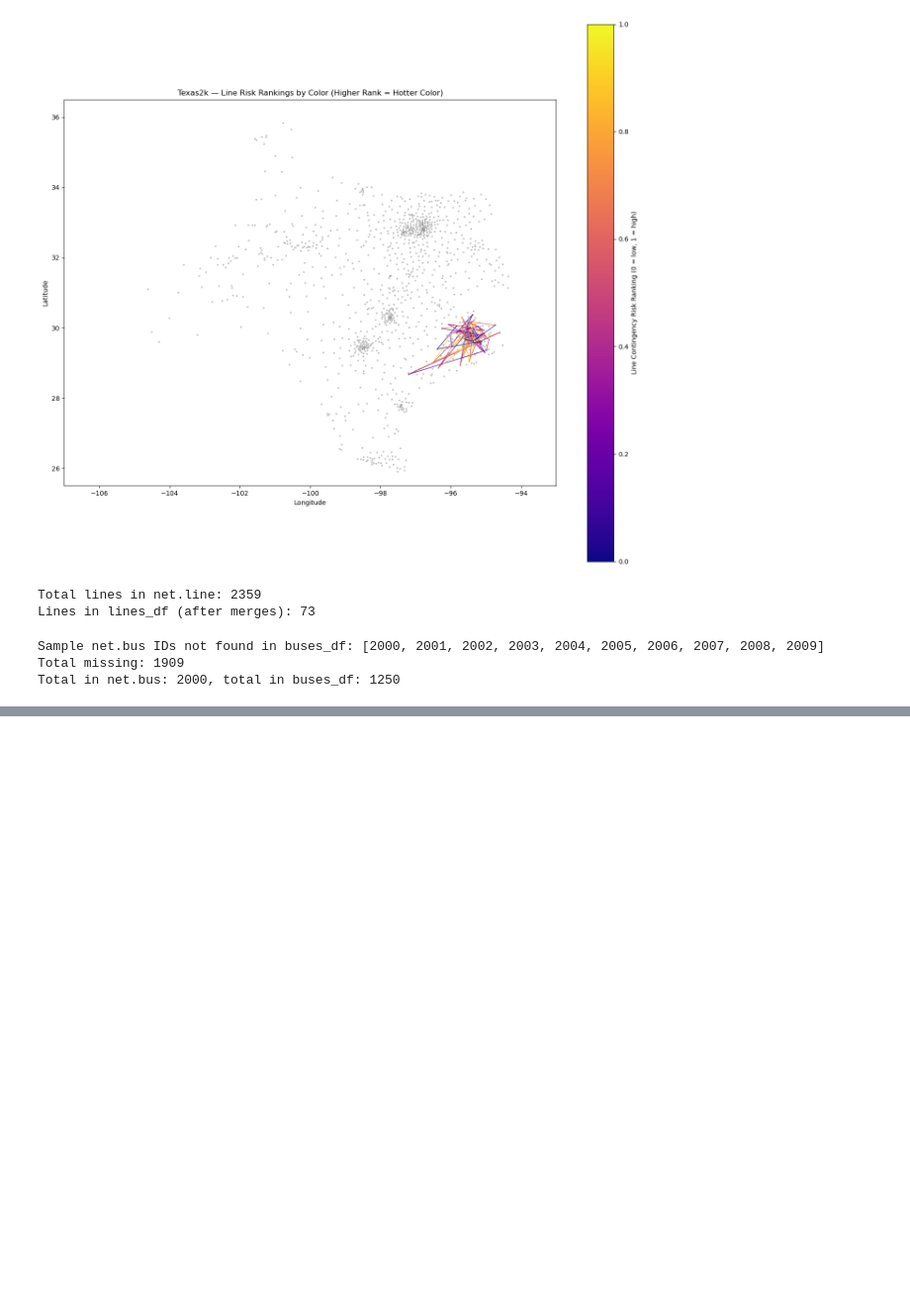
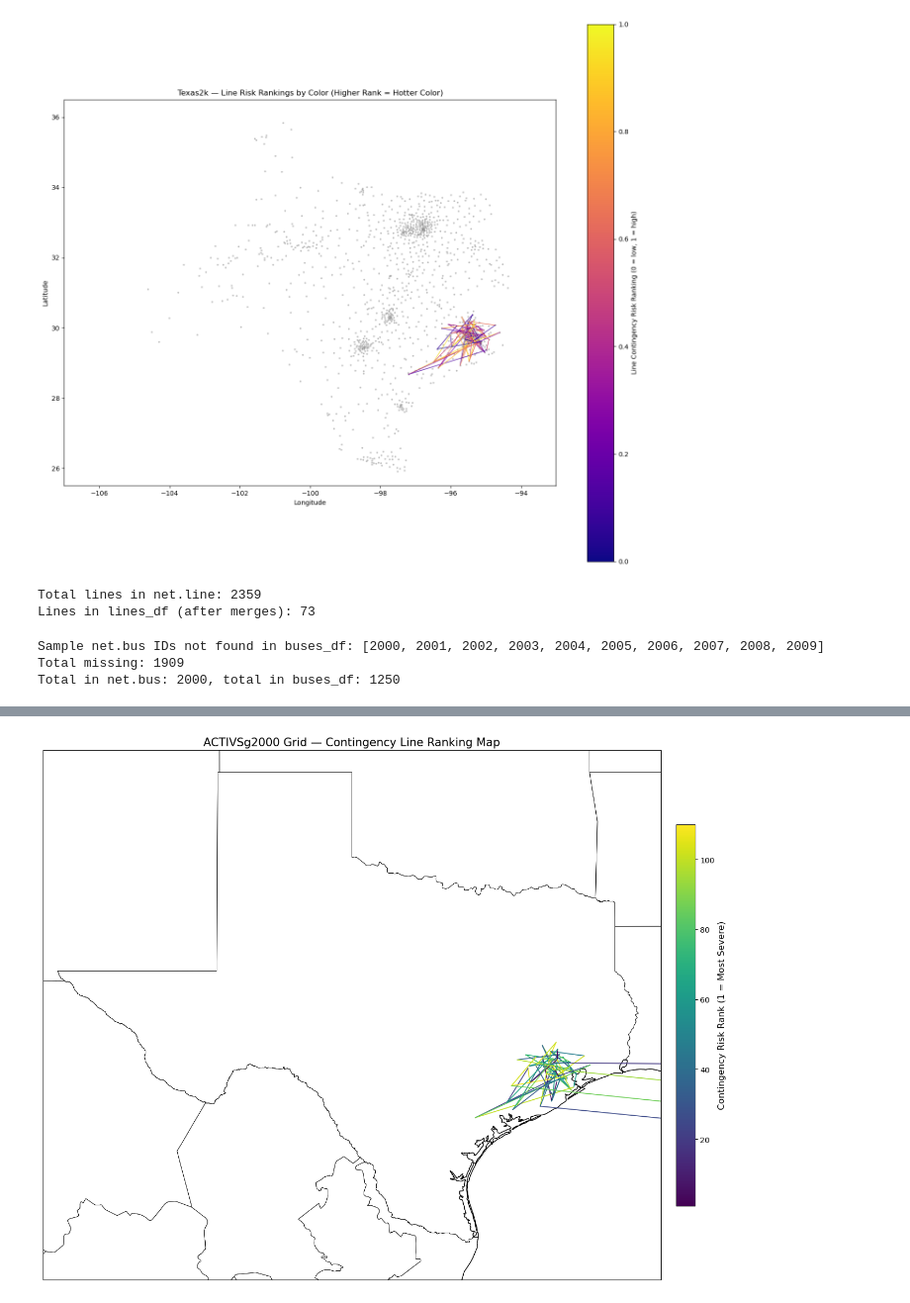
Before and after one commit to ckwon06/2025-ANL-Summer-Internship-Materials, a Jupyter notebook: working_contingency_plot.ipynb, the cells around one changed output, grey strips where cells are left out. Shown at 99% size. Drawn from its saved outputs; the diff is of its cells as text; code cells hidden in the pictures; blank space fills up the shorter version.

Commit message:
Add working contingency plot

```diff
--- a/working_contingency_plot.ipynb
+++ b/working_contingency_plot.ipynb
@@ -844,0 +916,88 @@ Total in net.bus: 2000, total in buses_df: 1250
+# %%
+# === Imports ===
+import pandas as pd
+import matplotlib.pyplot as plt
+import matplotlib.cm as cm
+import matplotlib.colors as colors
+import re
+import cartopy.crs as ccrs
+import cartopy.feature as cfeature
+from pandapower.converter import from_mpc
+
+# === Load the pandapower network from cleaned .m file ===
+net = from_mpc("modified_ACTIVSg2000.m", f_hz=60)
+
+# === Load contingency risk scores ===
+df_risk = pd.read_csv("ACTIVSg2000_risk_scores.csv")
+
+# === Parse AUX file for substation coordinates ===
+with open("ACTIVSg2000.aux", "r") as f:
+    aux_text = f.read()
+
+pattern = r'\s+(\d+)\s+"([^"]+)"\s+"([^"]+)"\s+([-\d\.]+)\s+([-\d\.]+)'
+matches = re.findall(pattern, aux_text)
+
+substation_df = pd.DataFrame(matches, columns=["SubNum", "SubName", "SubID", "Latitude", "Longitude"])
+substation_df["SubNum"] = substation_df["SubNum"].astype(int)
+substation_df["Latitude"] = substation_df["Latitude"].astype(float)
+substation_df["Longitude"] = substation_df["Longitude"].astype(float)
+
+# ✅ Ensure SubNum is unique for mapping
+bus_coords = substation_df.drop_duplicates("SubNum").set_index("SubNum")[["Latitude", "Longitude"]]
+
+# === Merge line data and map coordinates ===
+lines_df = net.line.copy()
+lines_df["line_index"] = lines_df.index
+lines_df = lines_df.merge(df_risk[["line", "normalized_risk"]], left_on="line_index", right_on="line", how="left")
+
+lines_df["from_lat"] = lines_df.from_bus.map(bus_coords["Latitude"])
+lines_df["from_lon"] = lines_df.from_bus.map(bus_coords["Longitude"])
+lines_df["to_lat"] = lines_df.to_bus.map(bus_coords["Latitude"])
+lines_df["to_lon"] = lines_df.to_bus.map(bus_coords["Longitude"])
+
+lines_df.dropna(subset=["from_lat", "from_lon", "to_lat", "to_lon"], inplace=True)
+
+# === Separate lines by whether they have risk scores ===
+lines_with_risk = lines_df[~lines_df["normalized_risk"].isna()].copy()
+lines_no_risk = lines_df[lines_df["normalized_risk"].isna()].copy()
+
+# ✅ Rank lines by risk (1 = highest risk) and normalize for colormap
+lines_with_risk["risk_rank"] = lines_with_risk["normalized_risk"].rank(method="min", ascending=False)
+lines_with_risk["rank_color"] = (lines_with_risk["risk_rank"] - 1) / (lines_with_risk["risk_rank"].max() - 1)
+
+# === Plot ===
+fig = plt.figure(figsize=(14, 12))
+ax = plt.axes(projection=ccrs.PlateCarree())
+
+# Add USA and Texas boundaries
+ax.add_feature(cfeature.STATES, edgecolor='black', linewidth=0.5)
+ax.add_feature(cfeature.COASTLINE)
+ax.add_feature(cfeature.BORDERS, linestyle=':', linewidth=0.5)
+ax.set_extent([-107, -93, 25, 37], crs=ccrs.PlateCarree())
+
+# Plot gray lines (unknown risk)
+for _, row in lines_no_risk.iterrows():
+    ax.plot([row["from_lon"], row["to_lon"]],
+            [row["from_lat"], row["to_lat"]],
+            color="lightgray", linewidth=0.4,
+            transform=ccrs.PlateCarree())
+
+# Plot ranked lines (color by rank)
+cmap = cm.get_cmap("viridis")
+for _, row in lines_with_risk.iterrows():
+    ax.plot([row["from_lon"], row["to_lon"]],
+            [row["from_lat"], row["to_lat"]],
+            color=cmap(row["rank_color"]), linewidth=1.2,
+            transform=ccrs.PlateCarree())
+
+# Colorbar with rank scale
+sm = cm.ScalarMappable(cmap=cmap, norm=colors.Normalize(vmin=1, vmax=lines_with_risk["risk_rank"].max()))
+cbar = plt.colorbar(sm, ax=ax, orientation="vertical", pad=0.02, shrink=0.6)
+cbar.set_label("Contingency Risk Rank (1 = Most Severe)", fontsize=12)
+
+# Title
+ax.set_title("ACTIVSg2000 Grid — Contingency Line Ranking Map", fontsize=15)
+plt.tight_layout()
+plt.show()
+# %% [output]
+[figure, added]
```
Also changed, not shown: parts of 3 cells of this notebook.
